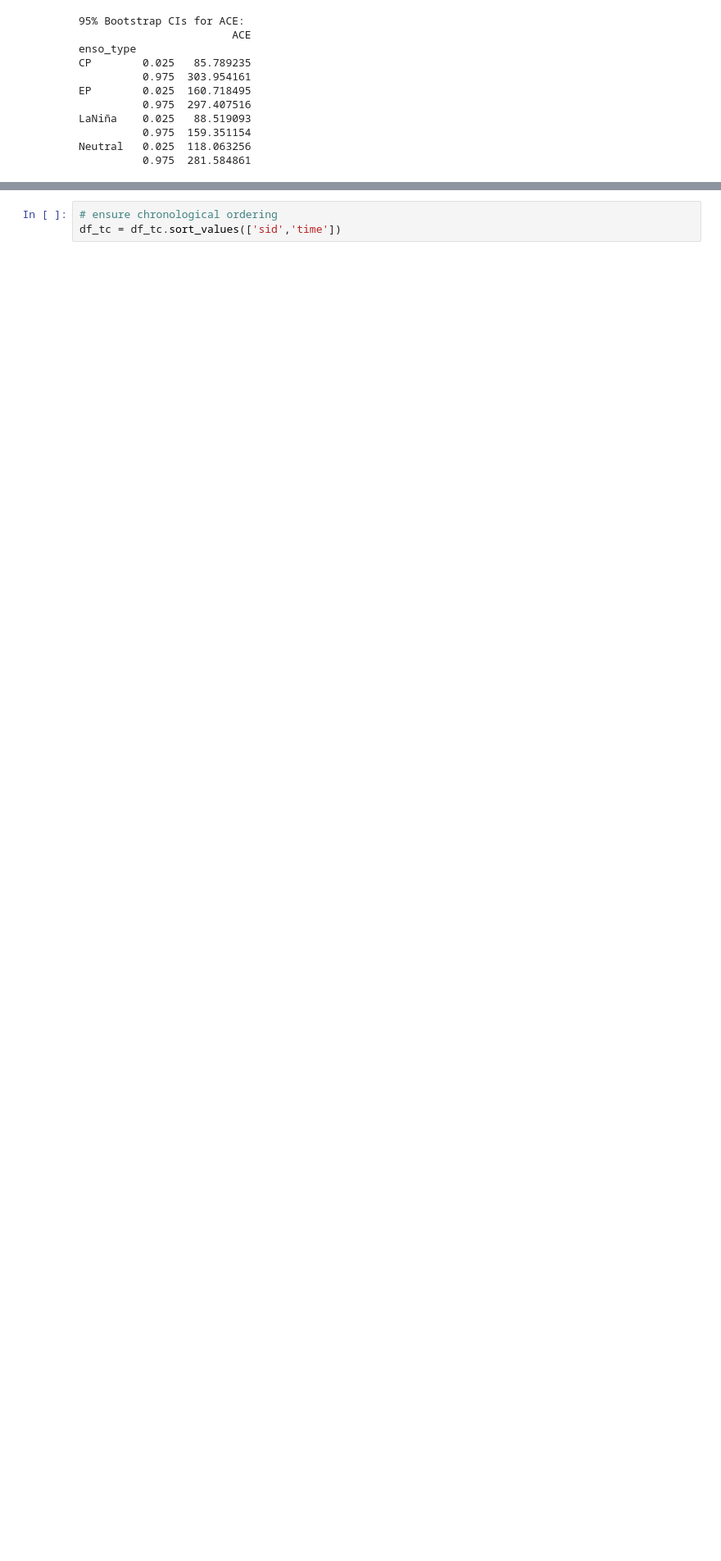
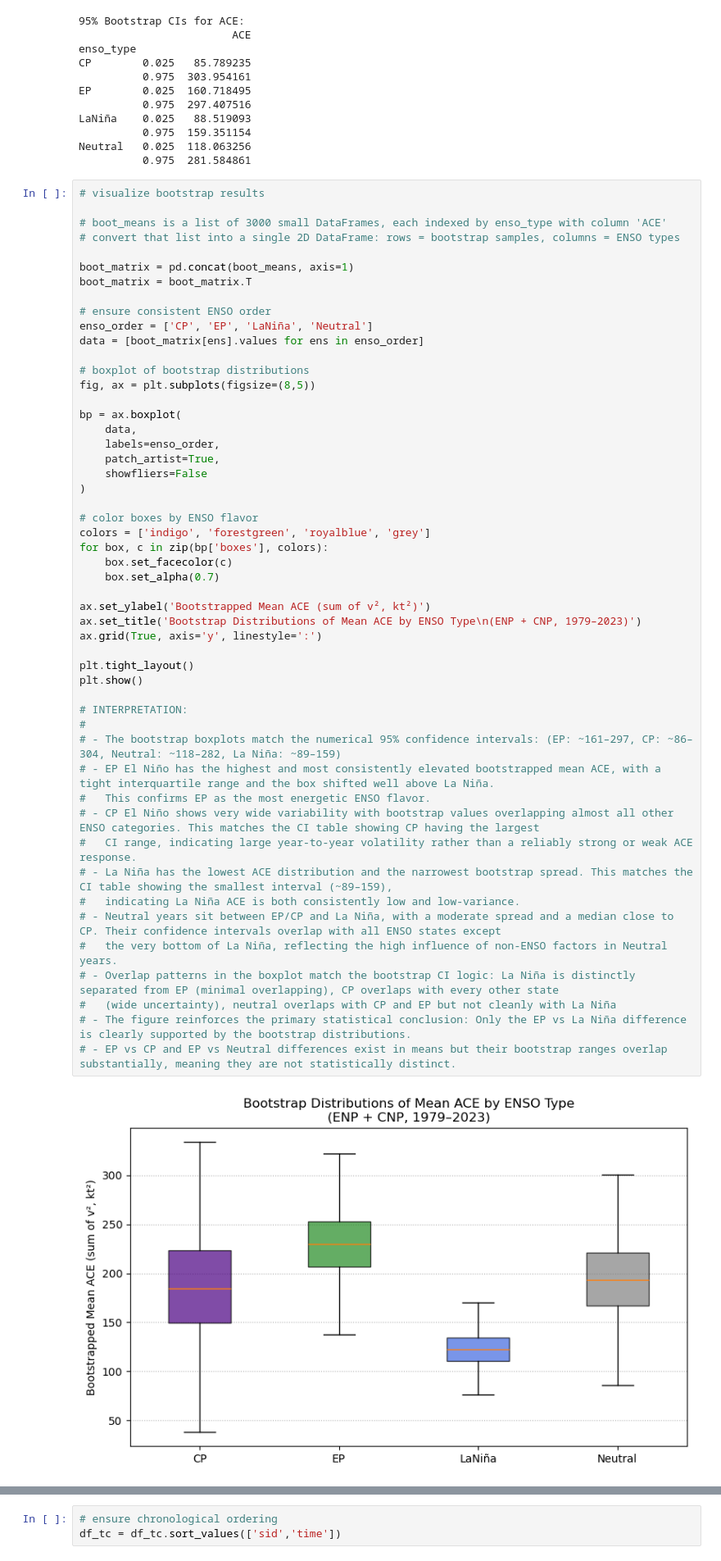
Before and after one commit to erinsatmosphere/ATMS_596_Final, a Jupyter notebook: ATMS_596_Final.ipynb, the cells around one changed output, grey strips where cells are left out. Shown at 82% size. Cells and saved outputs as stored; diff of their text form; blank space fills up the shorter version.

```diff
--- a/ATMS_596_Final.ipynb
+++ b/ATMS_596_Final.ipynb
@@ -1766,3 +1932,56 @@ LaNiña    0.025   88.519093
           0.975  159.351154
 Neutral   0.025  118.063256
           0.975  281.584861
+# %%
+# visualize bootstrap results
+
+# boot_means is a list of 3000 small DataFrames, each indexed by enso_type with column 'ACE'
+# convert that list into a single 2D DataFrame: rows = bootstrap samples, columns = ENSO types
+
+boot_matrix = pd.concat(boot_means, axis=1)
+boot_matrix = boot_matrix.T
+
+# ensure consistent ENSO order
+enso_order = ['CP', 'EP', 'LaNiña', 'Neutral']
+data = [boot_matrix[ens].values for ens in enso_order]
+
+# boxplot of bootstrap distributions
+fig, ax = plt.subplots(figsize=(8,5))
+
+bp = ax.boxplot(
+    data,
+    labels=enso_order,
+    patch_artist=True,
+    showfliers=False
+)
+
+# color boxes by ENSO flavor
+colors = ['indigo', 'forestgreen', 'royalblue', 'grey']
+for box, c in zip(bp['boxes'], colors):
+    box.set_facecolor(c)
+    box.set_alpha(0.7)
+
+ax.set_ylabel('Bootstrapped Mean ACE (sum of v², kt²)')
+ax.set_title('Bootstrap Distributions of Mean ACE by ENSO Type\n(ENP + CNP, 1979–2023)')
+ax.grid(True, axis='y', linestyle=':')
+
+plt.tight_layout()
+plt.show()
+
+# INTERPRETATION:
+#
+# - The bootstrap boxplots match the numerical 95% confidence intervals: (EP: ~161–297, CP: ~86–304, Neutral: ~118–282, La Niña: ~89–159)
+# - EP El Niño has the highest and most consistently elevated bootstrapped mean ACE, with a tight interquartile range and the box shifted well above La Niña.
+#   This confirms EP as the most energetic ENSO flavor.
+# - CP El Niño shows very wide variability with bootstrap values overlapping almost all other ENSO categories. This matches the CI table showing CP having the largest
+#   CI range, indicating large year-to-year volatility rather than a reliably strong or weak ACE response.
+# - La Niña has the lowest ACE distribution and the narrowest bootstrap spread. This matches the CI table showing the smallest interval (~89–159),
+#   indicating La Niña ACE is both consistently low and low-variance.
+# - Neutral years sit between EP/CP and La Niña, with a moderate spread and a median close to CP. Their confidence intervals overlap with all ENSO states except
+#   the very bottom of La Niña, reflecting the high influence of non-ENSO factors in Neutral years.
+# - Overlap patterns in the boxplot match the bootstrap CI logic: La Niña is distinctly separated from EP (minimal overlapping), CP overlaps with every other state
+#   (wide uncertainty), neutral overlaps with CP and EP but not cleanly with La Niña
+# - The figure reinforces the primary statistical conclusion: Only the EP vs La Niña difference is clearly supported by the bootstrap distributions.
+# - EP vs CP and EP vs Neutral differences exist in means but their bootstrap ranges overlap substantially, meaning they are not statistically distinct.
+# %% [output]
+[figure, added]
```
Also changed, not shown: parts of 57 cells of this notebook.
